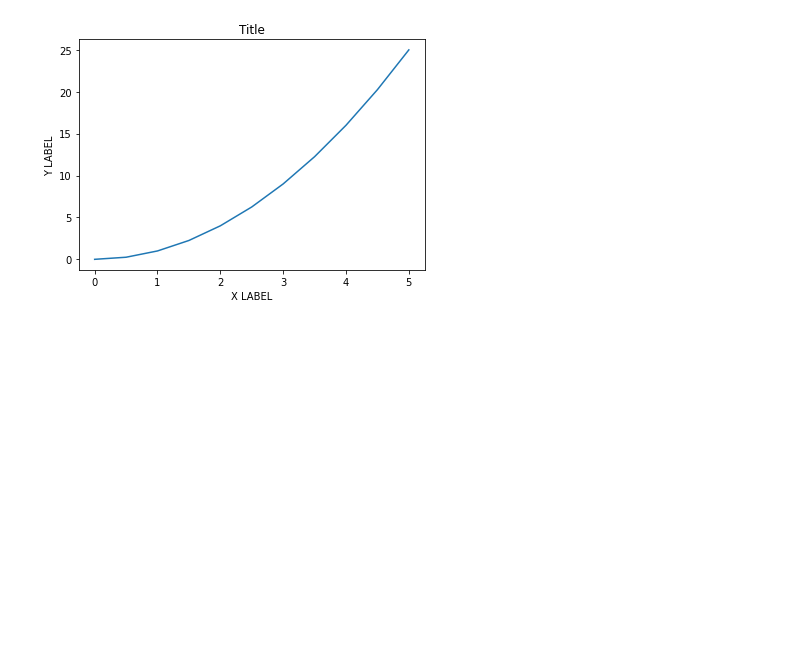
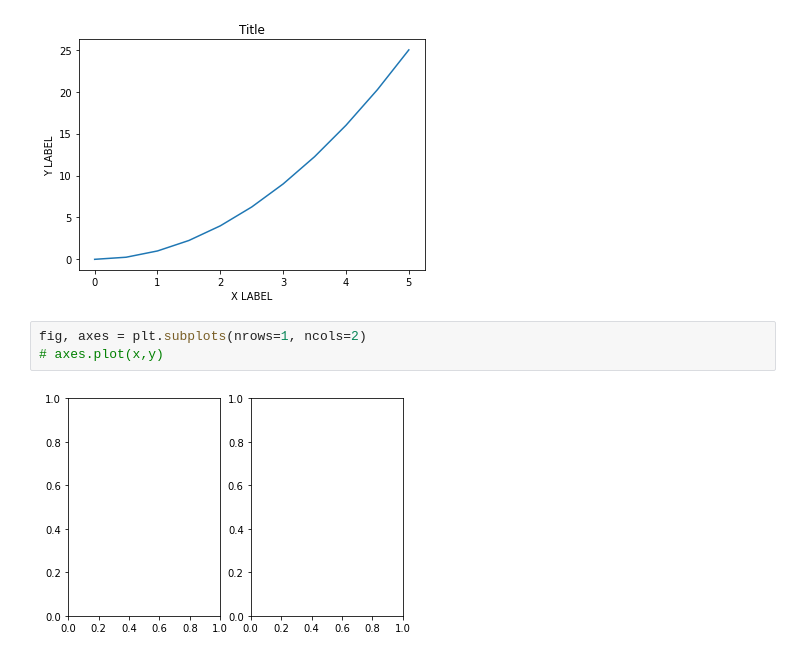
Before and after one commit to danielotieno/data-science-practice, a Jupyter notebook: visualization/matplotli.ipynb, the cells around one changed output. Drawn from its saved outputs; the diff is of its cells as text; blank space fills up the shorter version.

```diff
--- a/visualization/matplotli.ipynb
+++ b/visualization/matplotli.ipynb
@@ -25,3 +25,8 @@ axes.set_title('Title')
 # %% [output]
 Text(0.5, 1.0, 'Title')
 [figure]
+# %%
+fig, axes = plt.subplots(nrows=1, ncols=2)
+# axes.plot(x,y)
+# %% [output]
+[figure, added]
```
Also changed, not shown: parts of 1 cell of this notebook, 1 other file.
